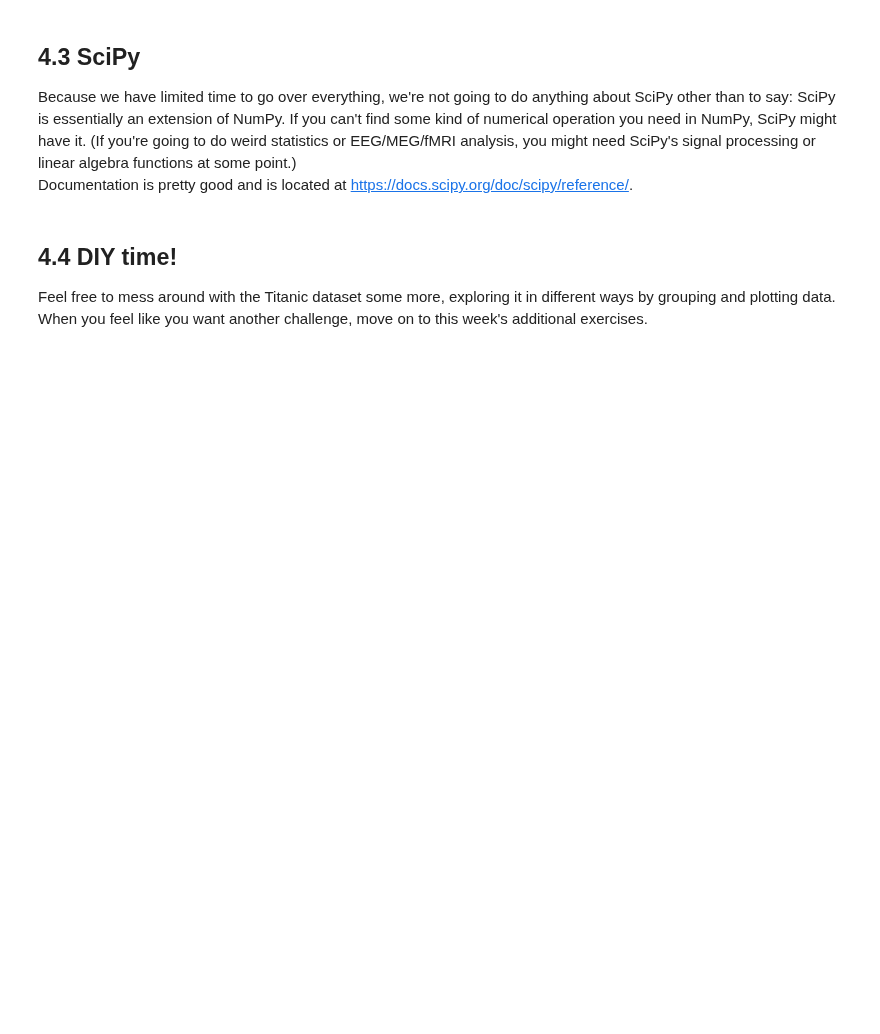
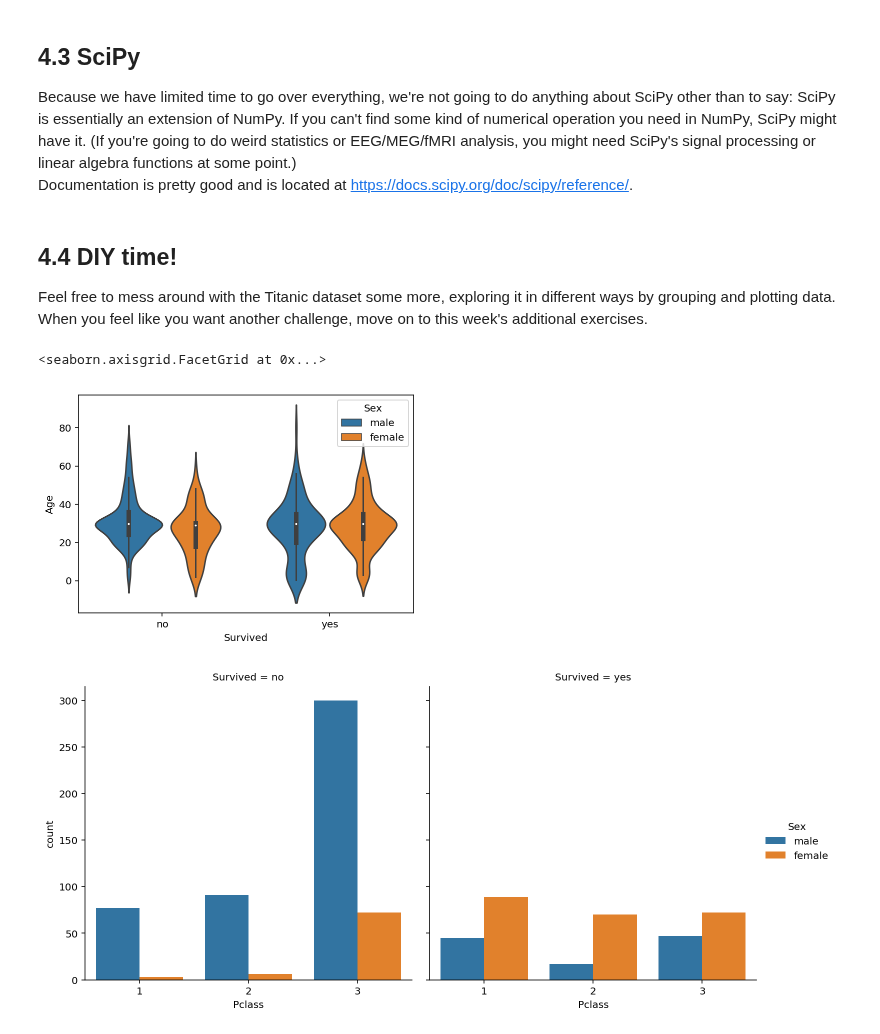
Before and after one commit to mpi-python/mpi-python-intro, a Jupyter notebook: Session4/Session4.ipynb, the cells around one changed output. Saved outputs shown, nothing was run; the diff lists cells and outputs as text; code cells hidden in the pictures; blank space fills up the shorter version.

```diff
--- a/Session4/Session4.ipynb
+++ b/Session4/Session4.ipynb
@@ -266,3 +510,27 @@ Documentation is pretty good and is located at https://docs.scipy.org/doc/scipy/
 # %% [markdown]
 ## 4.4 DIY time!
 Feel free to mess around with the Titanic dataset some more, exploring it in different ways by grouping and plotting data. When you feel like you want another challenge, move on to this week's additional exercises.
+# %%
+#make a subset of the data: only females
+titanic_females = titanic[titanic.Sex == 'female']
+titanic_females.head()
+
+#get the passenger info for those who had the most expensive tickets
+#first check fares (range, mean etc.)
+titanic.Fare.describe()
+#will go for more than 200
+titanic[titanic.Fare > 200]
+
+#how many siblings/spouses did people generally have at that time?
+titanic.SibSp.describe()
+
+titanic.Age.mode()
+#most common age is 29.7
+
+sns.violinplot(x='Survived', y='Age', hue='Sex', data=titanic)
+
+sns.catplot(x="Pclass", hue="Sex", col="Survived", data=titanic, kind="count")
+# %% [output]
+<seaborn.axisgrid.FacetGrid at 0x...>
+[figure, added]
+[figure, added]
```
Also changed, not shown: parts of 31 cells of this notebook.
